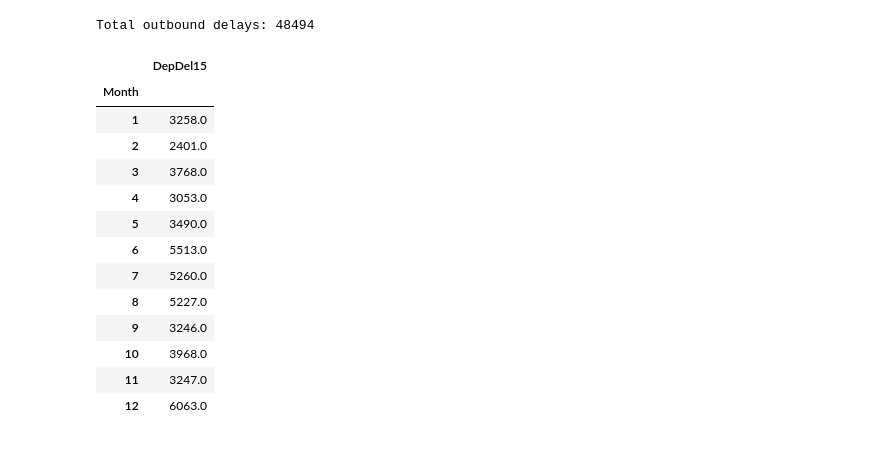
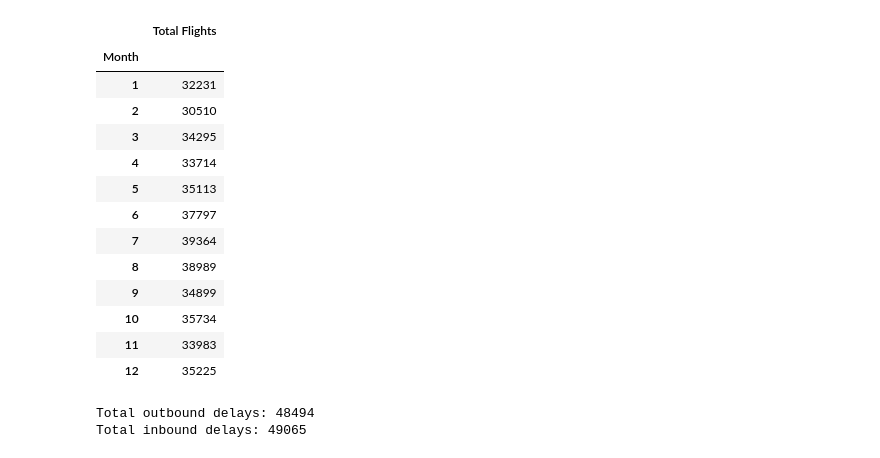
Before and after one commit to phoessel/Analysis-of-DFW-Flight-Delays, a Jupyter notebook: month-frequency/month-freq.ipynb, the cells around one changed output. Drawn from its saved outputs; the diff is of its cells as text; code cells hidden in the pictures.

```diff
--- a/month-frequency/month-freq.ipynb
+++ b/month-frequency/month-freq.ipynb
@@ -15,24 +14,46 @@ total_inbound_flights = len(inbound['FlightNum'])
+# %%
+total_outbound_flights = outbound.groupby(['Month']).count()
+total_outbound_flights = pd.DataFrame(total_outbound_flights['TailNum'])
+total_outbound_flights = total_outbound_flights.rename(columns={'TailNum':'Outbound Flights'})
+
+total_inbound_flights = inbound.groupby(['Month']).count()
+total_inbound_flights = pd.DataFrame(total_inbound_flights['TailNum'])
+total_inbound_flights = total_inbound_flights.rename(columns={'TailNum':'Inbound Flights'})
+
+total_flights = pd.concat([total_outbound_flights, total_inbound_flights], axis=1, join_axes=[total_outbound_flights.index])
+total_flights['Total Flights'] = total_flights.sum(axis=1)
+total_flights = total_flights[['Total Flights']]
+# %% [output]
+|  | Total Flights |
+| Month |  |
+| 1 | 32231 |
+| 2 | 30510 |
+| 3 | 34295 |
+| 4 | 33714 |
+| 5 | 35113 |
+| 6 | 37797 |
+| 7 | 39364 |
+| 8 | 38989 |
+| 9 | 34899 |
+| 10 | 35734 |
+| 11 | 33983 |
+| 12 | 35225 |
 # %%
+#Outbound Flight Delays
 outbound_delays = outbound.loc[outbound['DepDel15'] == 1]
 total_outbound_delays = len(outbound_delays['FlightNum'])
 print(f"Total outbound delays: {total_outbound_delays}")
 
 monthly_outbound = outbound_delays.groupby(['Month']).sum()
 m_outbound_sum = pd.DataFrame(monthly_outbound['DepDel15'])
-m_outbound_sum
+
+#Inbound Flight Delays
+inbound_delays = inbound.loc[inbound['ArrDel15'] == 1]
+total_inbound_delays = len(inbound_delays['FlightNum'])
+print(f"Total inbound delays: {total_inbound_delays}")
+
+monthly_inbound = inbound_delays.groupby(['Month']).sum()
+m_inbound_sum = pd.DataFrame(monthly_inbound['ArrDel15'])
 # %% [output]
 Total outbound delays: 48494
+Total inbound delays: 49065
-|  | DepDel15 |
-| Month |  |
-| 1 | 3258.0 |
-| 2 | 2401.0 |
-| 3 | 3768.0 |
-| 4 | 3053.0 |
-| 5 | 3490.0 |
-| 6 | 5513.0 |
-| 7 | 5260.0 |
-| 8 | 5227.0 |
-| 9 | 3246.0 |
-| 10 | 3968.0 |
-| 11 | 3247.0 |
-| 12 | 6063.0 |
```
Also changed, not shown: parts of 7 cells of this notebook.
